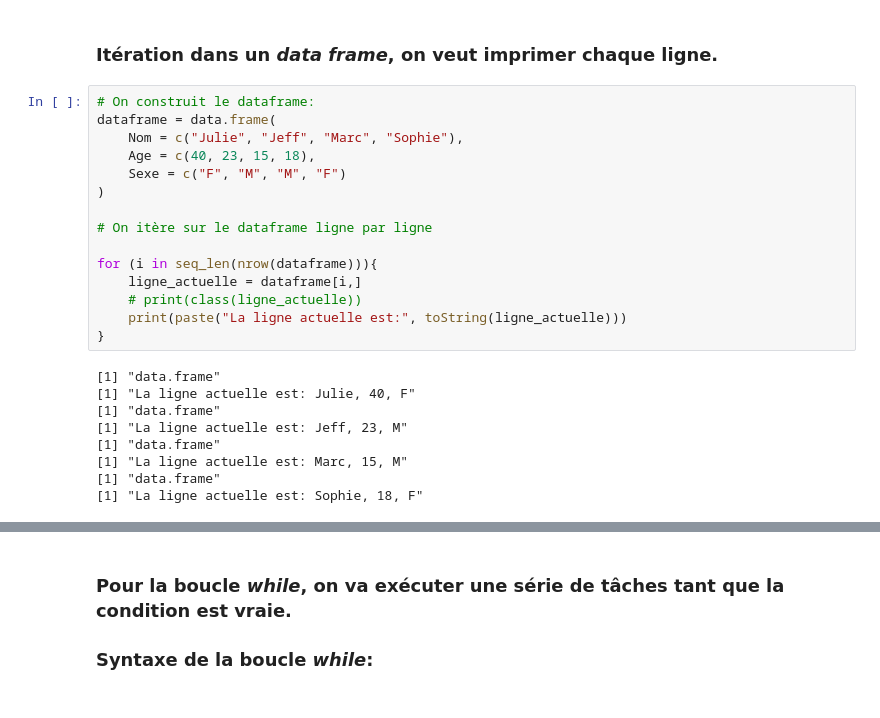
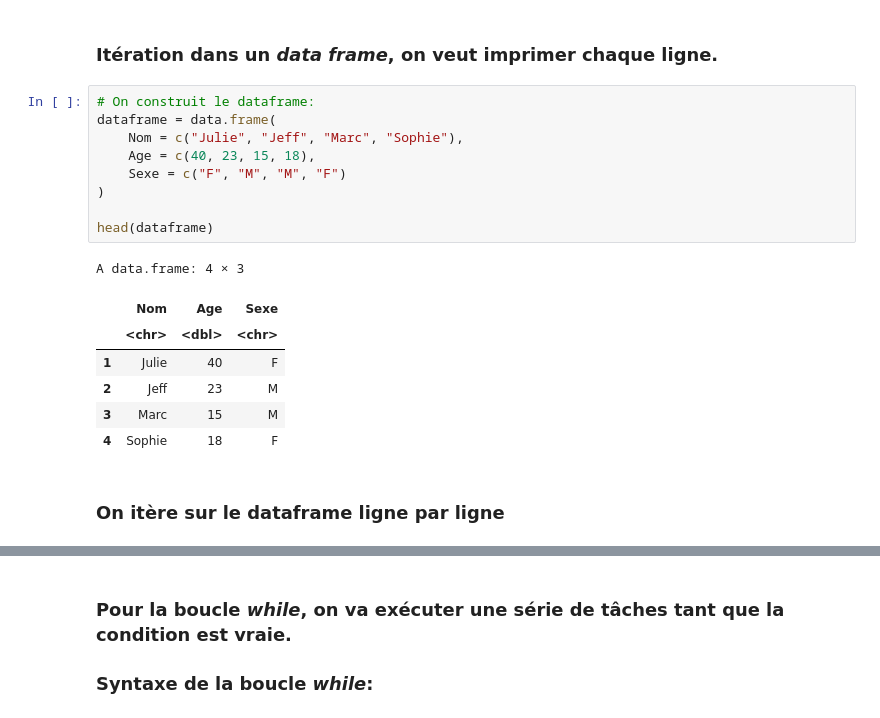
Before and after one commit to hgingras/Formation-R, a Jupyter notebook: 03-LesBoucles.ipynb, the cells around one changed output, grey strips where cells are left out. Drawn from its saved outputs; the diff is of its cells as text.

```diff
--- a/03-LesBoucles.ipynb
+++ b/03-LesBoucles.ipynb
@@ -96,24 +96,19 @@ for(m in c(-8, 9, 11, 45)) {
 # %%
 # On construit le dataframe:
 dataframe = data.frame(
     Nom = c("Julie", "Jeff", "Marc", "Sophie"),
     Age = c(40, 23, 15, 18),
     Sexe = c("F", "M", "M", "F")
 )
 
-# On itère sur le dataframe ligne par ligne
-
-for (i in seq_len(nrow(dataframe))){
-    ligne_actuelle = dataframe[i,]
-    # print(class(ligne_actuelle))
-    print(paste("La ligne actuelle est:", toString(ligne_actuelle)))
-}
+head(dataframe)
 # %% [output]
-[1] "data.frame"
-[1] "La ligne actuelle est: Julie, 40, F"
-[1] "data.frame"
-[1] "La ligne actuelle est: Jeff, 23, M"
-[1] "data.frame"
-[1] "La ligne actuelle est: Marc, 15, M"
-[1] "data.frame"
-[1] "La ligne actuelle est: Sophie, 18, F"
+A data.frame: 4 × 3
+|  | Nom | Age | Sexe |
+|  | <chr> | <dbl> | <chr> |
+| 1 | Julie | 40 | F |
+| 2 | Jeff | 23 | M |
+| 3 | Marc | 15 | M |
+| 4 | Sophie | 18 | F |
+# %% [markdown]
+### On itère sur le dataframe ligne par ligne
```
Also changed, not shown: parts of 3 cells of this notebook, 2 other files.
